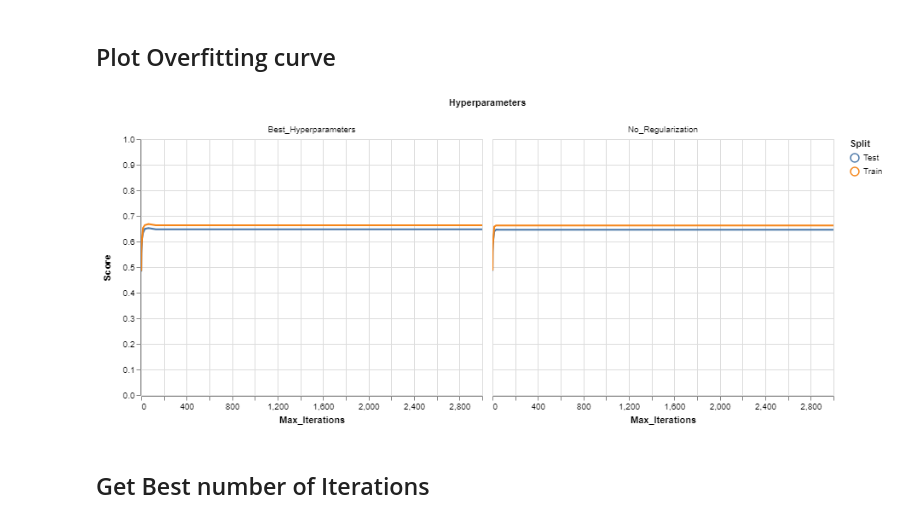
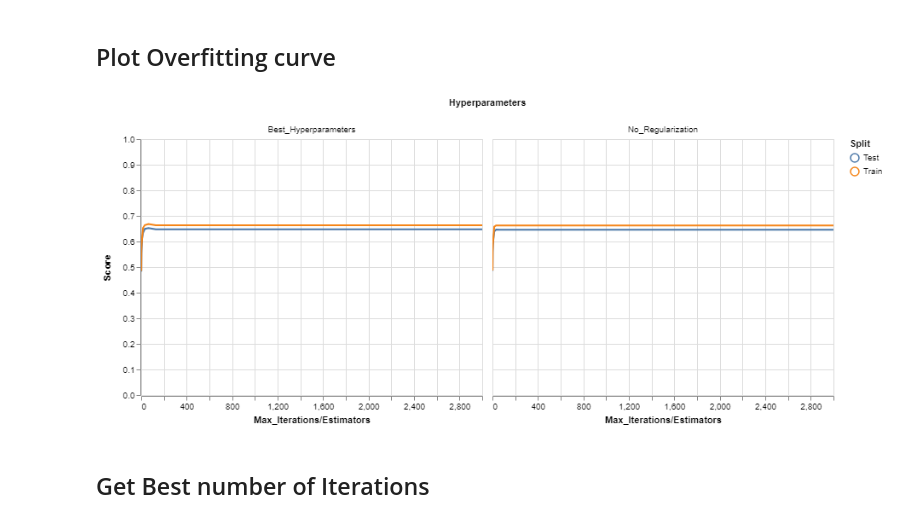
Before and after one commit to safurrier/Supervised-Learning-Reproducible-Analysis-Example, a Jupyter notebook: notebooks/04-Plots.ipynb, the cells around one changed output. Cells and saved outputs as stored; diff of their text form; code cells hidden in the pictures.

```diff
--- a/notebooks/04-Plots.ipynb
+++ b/notebooks/04-Plots.ipynb
@@ -428,7 +428,7 @@ def get_overfitting_curve(df_dict, algorithm=None, dataset=None):
                 non_of_iter_df = tidy_iter_df(non_of_iter_df, param_set='Best_Hyperparameters',
                                           algorithm=algorithm, dataset=dataset)
                 iter_dfs.append(non_of_iter_df)
-    iter_dfs =pd.concat(iter_dfs)
+    #iter_dfs =pd.concat(iter_dfs)
     return iter_dfs
 # %%
 def tidy_iter_df(iter_df, param_set=None, dataset=None, algorithm=None):
@@ -452,13 +467,13 @@ def tidy_iter_df(iter_df, param_set=None, dataset=None, algorithm=None):
 ## Plot Overfitting curve
 # %%
 alt.Chart(get_overfitting_curve(df_dict, dataset='abalone', algorithm='ANN')).mark_line().encode(
-    x=alt.X('param_MLP__max_iter:Q', axis=alt.Axis(title='Max_Iterations')),
+    x=alt.X('Max_Iterations/Estimators:Q', axis=alt.Axis(title='Max_Iterations/Estimators')),
     y=alt.Y('Score:Q', scale=alt.Scale(domain=[0.0, 1.0])),
     color='Split:N',
     column='Hyperparameters:N'
 ).interactive()
 # %% [output]
-[figure, old version]
+[figure, new version]
 # %% [markdown]
 ## Get Best number of Iterations
 # %% [markdown]
```
Also changed, not shown: parts of 12 cells of this notebook, 35 other files.
